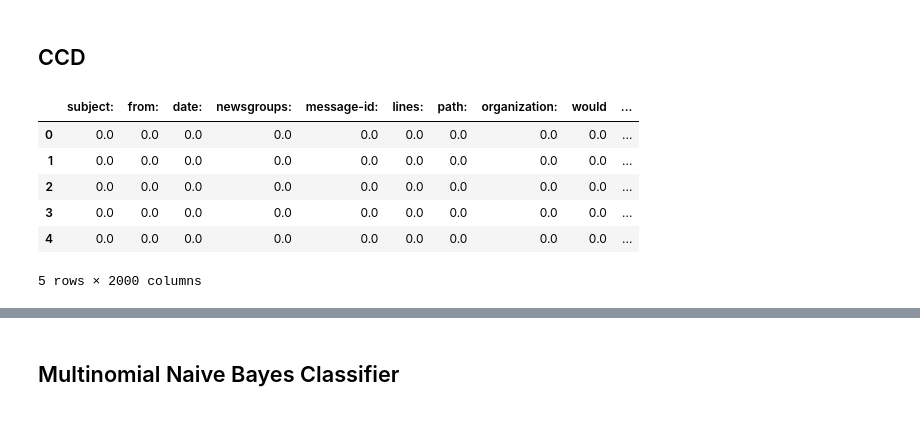
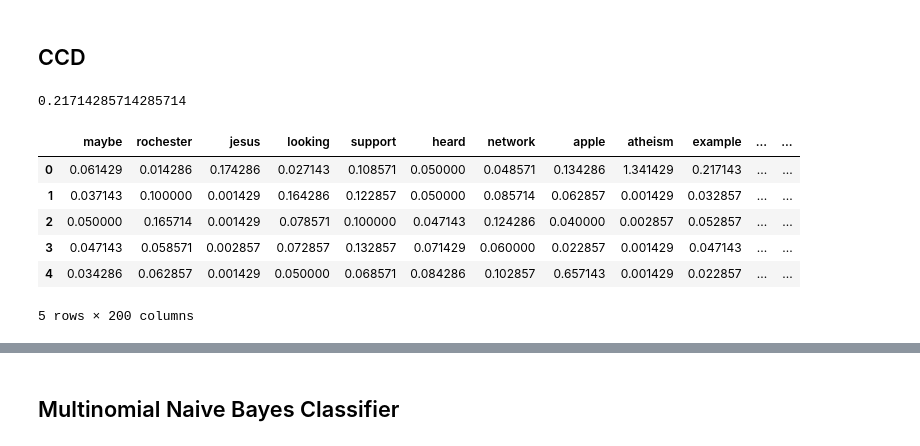
Before and after one commit to divyanx/Machine-Learning-Tasks, a Jupyter notebook: Assignment-02/Q3/QIII_2.ipynb, the cells around one changed output, grey strips where cells are left out. Drawn from its saved outputs; the diff is of its cells as text; code cells hidden in the pictures.

```diff
--- a/Assignment-02/Q3/QIII_2.ipynb
+++ b/Assignment-02/Q3/QIII_2.ipynb
@@ -116,4 +121,6 @@ sorted_vocab=sorted(vocab_dict.items(),key=operator.itemgetter(1),reverse=True)
 feature_list=[]
 for key in sorted_vocab:
     feature_list.append(key[0])
-feature_list=feature_list[0:2000] # K = 2000 (number of words in vocab)
+feature_list=feature_list[0:200] # K = 200 (number of words in vocab)
+feature_list = set(feature_list)
+feature_list
@@ -120,33 +145,27 @@ feature_list=feature_list[0:2000] # K = 2000 (number of words in vocab)
 # %% [markdown]
 ## Data Preparation
 # %%
-def prepare_data(folder_location,file_location):
+def prepare_data():
     '''
-    :param file_location : location of folder to distinguish between training and test folder
-    :return : Y as an array conatining all corresponding newsgroups and X as dataframe values where each column represents a particular word
-                and the value is the count of the word in a given document/article.
+    return : a dataframe of columns as features and rows as documents
     '''
-
-    my_path = os.path.join(r"C:\Users\RAZORBLADE\Desktop",folder_location,file_location)
     df = pd.DataFrame(columns = feature_list)
     Y=[]
-    for file in files:
-        for doc in os.listdir(os.path.join(my_path, file)):
-            Y.append(file)
+    for folder in folders:
+        for doc in data[folder]:
+            Y.append(folder)
             # Add a new row for every file
             df.loc[len(df)] = np.zeros(len(feature_list))
-            with open(os.path.join(my_path, file,doc), 'r') as f:
-                text = f.read()
-                text = text.lower()
-                for token in text.split():
-                    if token.lower() in feature_list:
-                        df[token.lower()][len(df)-1] += 1
+            for txt in doc:
+                for word in txt.split():
+                    if word in feature_list:
+                        df.loc[len(df)-1,word] += 1
 
     # add Y as a column to dataframe
-    df['newsgroups']=Y
+    df['Y']=Y
     return df
 # %% [markdown]
 ## Getting Test Data and Training Data
 # %%
-df = prepare_data("20news-19997","20_newsgroups")
+df = prepare_data()
 # %%
@@ -208,22 +251,29 @@ talk.religion.misc 0.050943522037740885
 # %% [markdown]
 ## CCD
+# %%
+word= 'example'
+folder=folders[0]
+(df[word][df['Y']==folder].sum() + 1) / (len(df[df['Y']==folder]) + len(feature_list))
+# %% [output]
+0.21714285714285714
 # %%
 # calculate class conditional probabilities p(x|y) where x is a word and y is a newsgroup for each word in the vocabulary as a dataframe
 conditional_probabilities = pd.DataFrame(columns=feature_list)
 i=0;
-for file in files:
-    # add a new row for each file
+for folder in folders:
+    # add a new row for each folder
     conditional_probabilities.loc[len(conditional_probabilities)] = np.zeros(len(feature_list))
     # use df calculated above to calculate conditional probabilities
     for word in feature_list:
-        conditional_probabilities[word][i] = (df[word][df['newsgroups']==file].sum() + 1) / (len(df[df['newsgroups']==file]) + len(feature_list))
-        i+=1
+        #print(word)
+        conditional_probabilities[word][i] = (df[word][df['Y']==folder].sum() + 1) / (len(df[df['Y']==folder]) + len(feature_list))
+    i+=1
 conditional_probabilities.head()
 # %% [output]
-|  | subject: | from: | date: | newsgroups: | message-id: | lines: | path: | organization: | would | ... |
-| 0 | 0.0 | 0.0 | 0.0 | 0.0 | 0.0 | 0.0 | 0.0 | 0.0 | 0.0 | ... |
-| 1 | 0.0 | 0.0 | 0.0 | 0.0 | 0.0 | 0.0 | 0.0 | 0.0 | 0.0 | ... |
-| 2 | 0.0 | 0.0 | 0.0 | 0.0 | 0.0 | 0.0 | 0.0 | 0.0 | 0.0 | ... |
-| 3 | 0.0 | 0.0 | 0.0 | 0.0 | 0.0 | 0.0 | 0.0 | 0.0 | 0.0 | ... |
-| 4 | 0.0 | 0.0 | 0.0 | 0.0 | 0.0 | 0.0 | 0.0 | 0.0 | 0.0 | ... |
+|  | maybe | rochester | jesus | looking | support | heard | network | apple | atheism | example | ... | ... |
+| 0 | 0.061429 | 0.014286 | 0.174286 | 0.027143 | 0.108571 | 0.050000 | 0.048571 | 0.134286 | 1.341429 | 0.217143 | ... | ... |
+| 1 | 0.037143 | 0.100000 | 0.001429 | 0.164286 | 0.122857 | 0.050000 | 0.085714 | 0.062857 | 0.001429 | 0.032857 | ... | ... |
+| 2 | 0.050000 | 0.165714 | 0.001429 | 0.078571 | 0.100000 | 0.047143 | 0.124286 | 0.040000 | 0.002857 | 0.052857 | ... | ... |
+| 3 | 0.047143 | 0.058571 | 0.002857 | 0.072857 | 0.132857 | 0.071429 | 0.060000 | 0.022857 | 0.001429 | 0.047143 | ... | ... |
+| 4 | 0.034286 | 0.062857 | 0.001429 | 0.050000 | 0.068571 | 0.084286 | 0.102857 | 0.657143 | 0.001429 | 0.022857 | ... | ... |
-5 rows × 2000 columns
+5 rows × 200 columns
```
Also changed, not shown: parts of 18 cells of this notebook.
